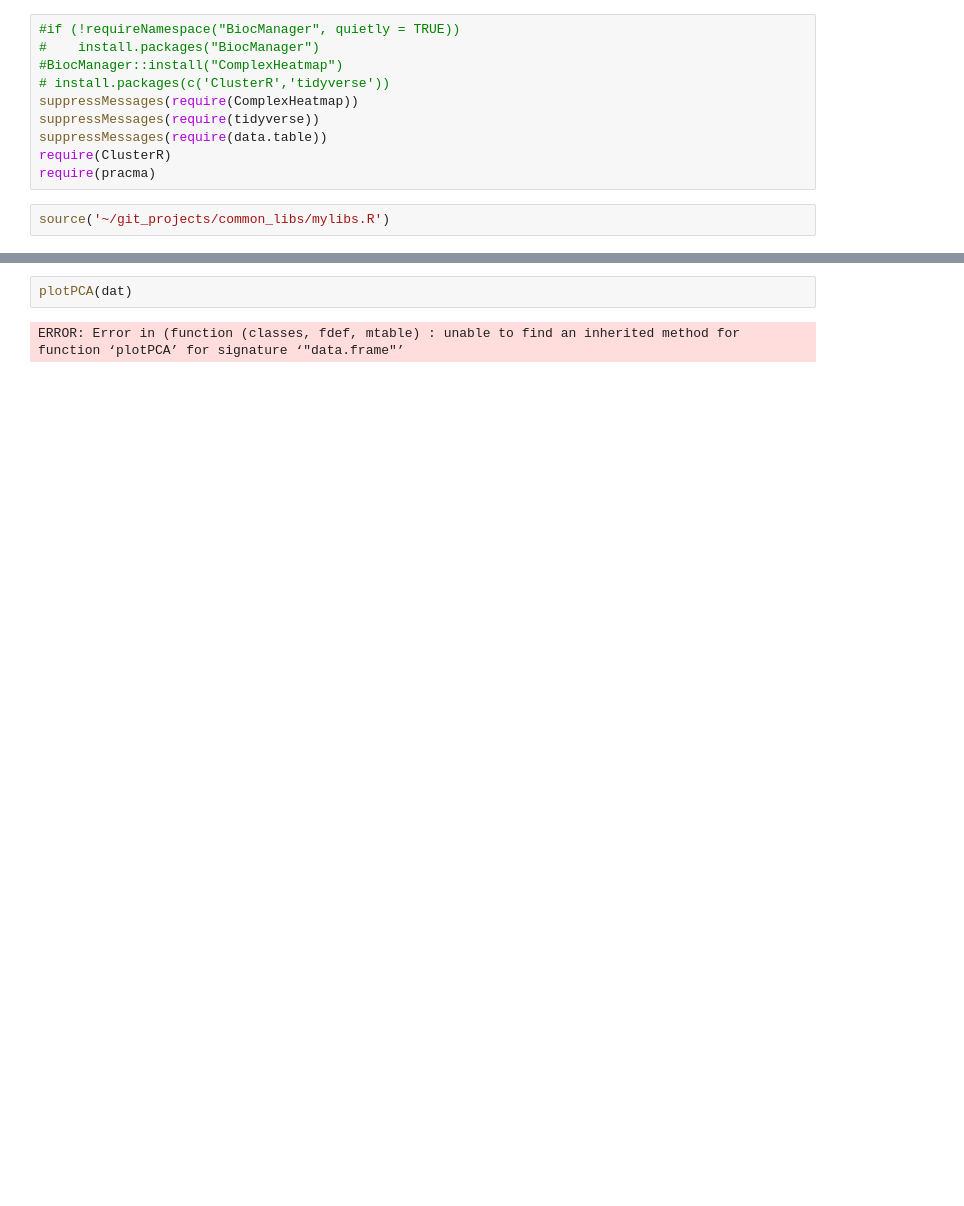
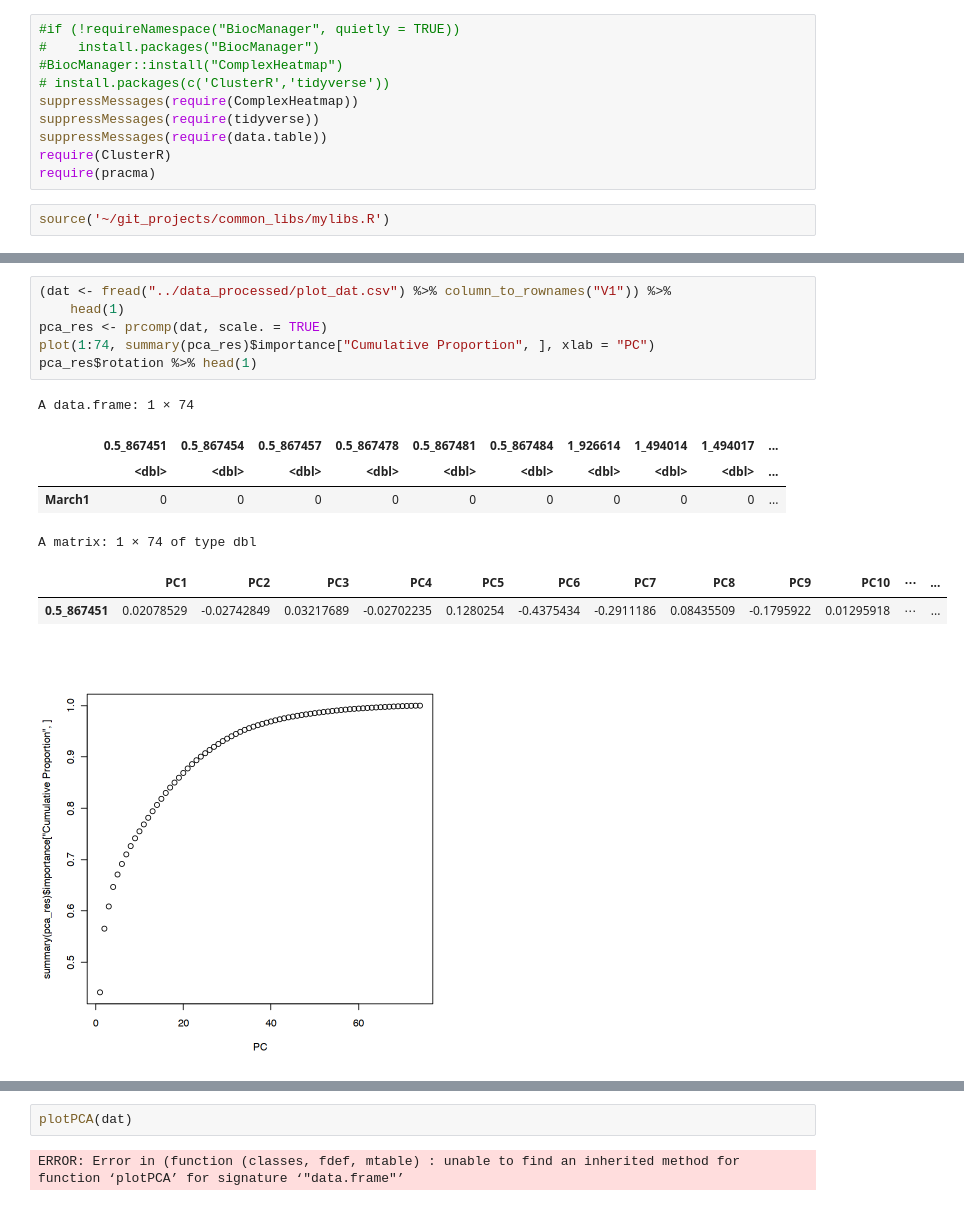
Before and after one commit to biomystery/covid-project, a Jupyter notebook: notebooks/PCA.ipynb, the cells around one changed output, grey strips where cells are left out. Saved outputs shown, nothing was run; the diff lists cells and outputs as text; blank space fills up the shorter version.

```diff
--- a/notebooks/PCA.ipynb
+++ b/notebooks/PCA.ipynb
@@ -27,3 +20,18 @@ A data.table: 1 × 23
+# %%
+(dat <- fread("../data_processed/plot_dat.csv") %>% column_to_rownames("V1")) %>%
+    head(1)
+pca_res <- prcomp(dat, scale. = TRUE)
+plot(1:74, summary(pca_res)$importance["Cumulative Proportion", ], xlab = "PC")
+pca_res$rotation %>% head(1)
+# %% [output]
+A data.frame: 1 × 74
+|  | 0.5_867451 | 0.5_867454 | 0.5_867457 | 0.5_867478 | 0.5_867481 | 0.5_867484 | 1_926614 | 1_494014 | 1_494017 | ... |
+|  | <dbl> | <dbl> | <dbl> | <dbl> | <dbl> | <dbl> | <dbl> | <dbl> | <dbl> | ... |
+| March1 | 0 | 0 | 0 | 0 | 0 | 0 | 0 | 0 | 0 | ... |
+A matrix: 1 × 74 of type dbl
+|  | PC1 | PC2 | PC3 | PC4 | PC5 | PC6 | PC7 | PC8 | PC9 | PC10 | ⋯ | ... |
+| 0.5_867451 | 0.02078529 | -0.02742849 | 0.03217689 | -0.02702235 | 0.1280254 | -0.4375434 | -0.2911186 | 0.08435509 | -0.1795922 | 0.01295918 | ⋯ | ... |
+[figure]
 # %%
 pca_pd <- pca_res$rotation[, 1:3] %>% as.data.frame %>% rownames_to_column("Time_BiosetID") %>%
     left_join(fread("../data_processed/meta_data.csv") %>% select(-V1))
```
Also changed, not shown: parts of 10 cells of this notebook, 4 other files.
